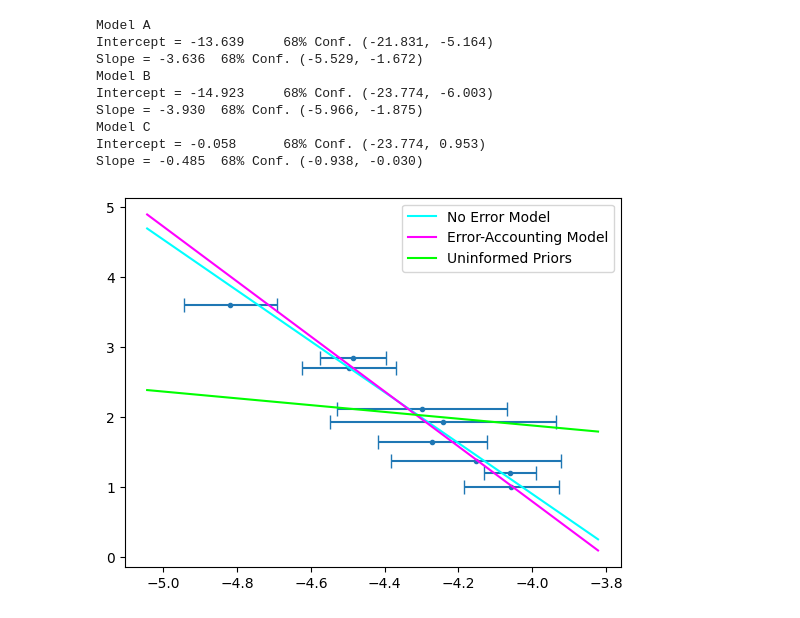
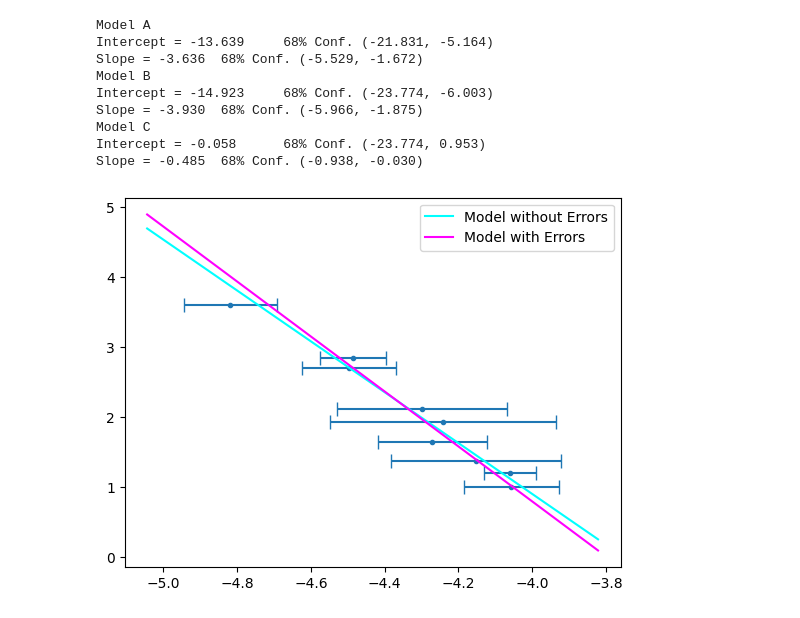
Before and after one commit to kekoalasko/AST5731, a Jupyter notebook: Project3/MCMC_models.ipynb, the cells around one changed output. Saved outputs shown, nothing was run; the diff lists cells and outputs as text; code cells hidden in the pictures.

```diff
--- a/Project3/MCMC_models.ipynb
+++ b/Project3/MCMC_models.ipynb
@@ -262,26 +295,30 @@ Slope = -0.485  68% Conf. (-0.938, -0.030)
 # %%
 # Plot the results on top of the error bar plots
 fig, ax = plt.subplots()
 
 # Decide the x axes for the plots
 xmin = np.min(r-err-0.1)
 xmax = np.max(r+err+0.1)
 x = np.array([xmin, xmax])
 
 # Plot the model fits
-ax.plot(x, intA[0]+slopeA[0]*x, label="No Error Model", color='cyan')
-ax.plot(x, intB[0]+slopeB[0]*x, label="Error-Accounting Model", color='magenta')
-ax.plot(x, intC[0]+slopeC[0]*x, label="Uninformed Priors", color='lime')
+ax.plot(x, intA[0]+slopeA[0]*x, label="Model without Errors", color='cyan')
+ax.plot(x, intB[0]+slopeB[0]*x, label="Model with Errors", color='magenta')
+# ax.plot(x, intC[0]+slopeC[0]*x, label="Uninformed Priors", color='lime')
 
 # Plot the 95% Intervals
 # ax.fill_between(x, intA[1]+slopeA[2]*x, intA[2]+slopeA[1]*x, zorder=-2, color='cyan', alpha=0.5)
 # ax.fill_between(x, intB[1]+slopeB[2]*x, intB[2]+slopeB[1]*x, zorder=-1, color='magenta', alpha=0.5)
 # ax.fill_between(x, intC[1]+slopeC[2]*x, intC[2]+slopeC[1]*x, zorder=-1, color='lime', alpha=0.5)
 
 # Plot the error bars
 ax.errorbar(r, t, xerr=err, zorder=-3, fmt='.', capsize=5);
 
 # Turn on the legend
 ax.legend();
+
+# Label the axes
+ax.set_xlabel(r'\log(R''_{\rm HK})')
+ax.set_ylabel(r'\log(t [Myr])')
 # %% [output]
-[figure, old version]
+[figure, new version]
```
Also changed, not shown: parts of 3 cells of this notebook.
